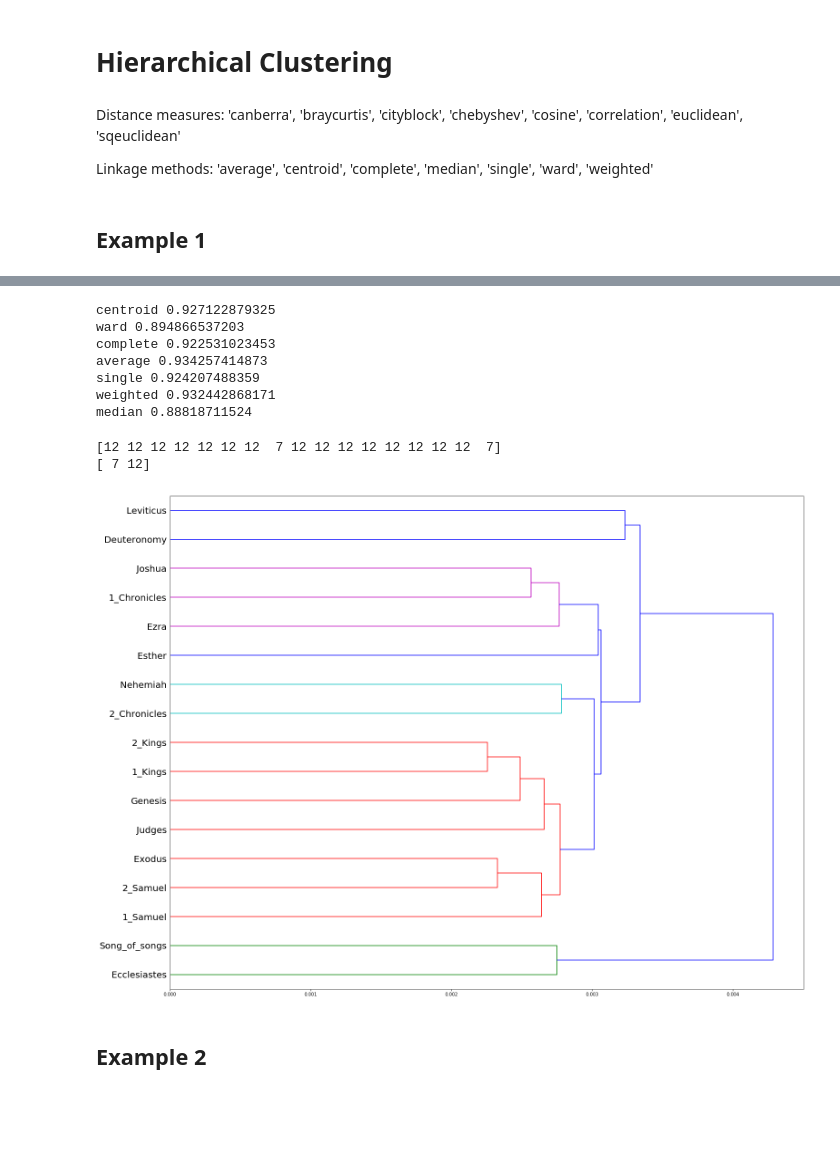
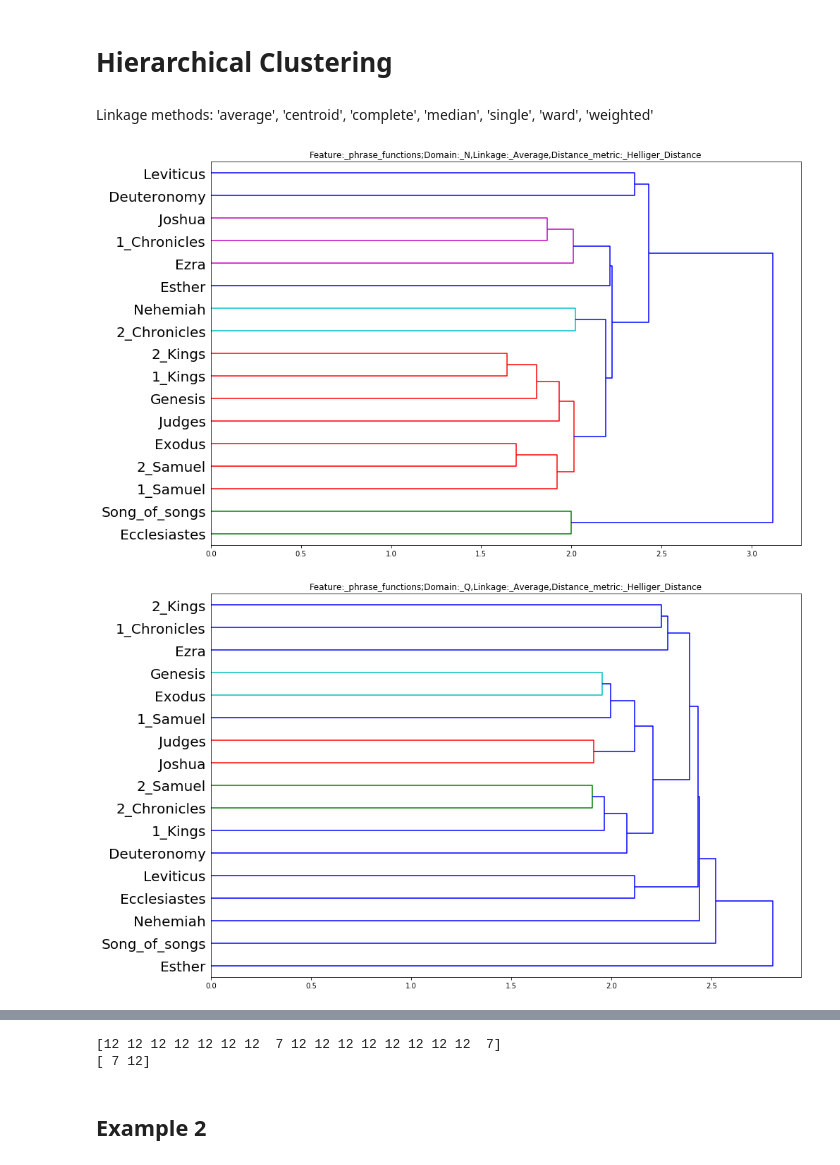
Before and after one commit to ETCBC/Probabilistic_Language_Change, a Jupyter notebook: etienne_NB/Testing Etienne.ipynb, the cells around one changed output, grey strips where cells are left out. Drawn from its saved outputs; the diff is of its cells as text; code cells hidden in the pictures; blank space fills up the shorter version.

Commit message:
Pictures clustering

```diff
--- a/etienne_NB/Testing Etienne.ipynb
+++ b/etienne_NB/Testing Etienne.ipynb
@@ -23,8 +24,14 @@ domain = {'N', 'Q', 'D'}
 MC_matrices = collections.defaultdict(dict)
 for f in features:
     for d in domain:
-        transMatrix = transitionMatrix(test[f][d], True)
-        transMatrix = MCTransformation(transMatrix)
-        transDict = df_dict_Transformation(transMatrix)
+        if f == "clause_types":
+            transMatrix = transitionMatrix(test[f][d], False) #Count transitions
+        else:
+            transMatrix = transitionMatrix(test[f][d], True)  #Add clause_end and clause begin
+
+        transMatrix = MCTransformation(transMatrix) #To probabilities
+
+        transDict = df_dict_Transformation(transMatrix) #To dictionary
+
         MC_matrices[f][d] = pd.DataFrame(transDict).fillna(0)
 # %%
@@ -39,12 +39,30 @@ MC_matrices["word_pos"]["N"].head() #Sanity check
 # %% [markdown]
 # Distance metric
 # %%
-g = lambda u, v: euclidean(np.sqrt(u), np.sqrt(v)) / (np.sqrt(2)) #Helliger Distance
+g1 = lambda u, v: euclidean(np.sqrt(u), np.sqrt(v)) / (np.sqrt(2)) #Helliger Distance
+g2 = lambda u, v: minkowski(u,v,1) / 2 #TV distance
 # %% [markdown]
 # Hierarchical Clustering
 # %% [markdown]
-Distance measures: 'canberra', 'braycurtis', 'cityblock', 'chebyshev', 'cosine', 'correlation', 'euclidean', 'sqeuclidean'
-
 Linkage methods: 'average', 'centroid', 'complete', 'median', 'single', 'ward', 'weighted'
-# %% [markdown]
-## Example 1
+# %%
+for f in features:
+    for d in domain:
+
+        data = MC_matrices[f][d]
+        if data.shape[0]==0:
+            continue
+        distancemetric = matrixDistances(data.T.values, g1)
+        linkage = "average"
+        Z = linkageFunction(distancemetric,linkage)
+
+        plt.figure(figsize=(15,10))
+        ax = plt.gca()
+        dendrogram(Z, labels=data.keys(), orientation ="right")
+        ax.tick_params(axis='y', which='major', labelsize=20)
+        plt.title("Feature:_"+f+";Domain:_"+d+",Linkage:_"+"Average"+",Distance_metric:_Helliger_Distance")
+        #plt.savefig("Feature_"+f+"_Domain_"+d+"Linkage_"+"Average"+"_Distance_metric_Helliger_Distance"+".png")
+        plt.show()
+# %% [output]
+[figure, added]
+[figure, added]
@@ -51,31 +78,15 @@ Linkage methods: 'average', 'centroid', 'complete', 'median', 'single', 'ward',
+# %%
+clusters, medoids = cluster(squareform(distancemetric),2)
+print(clusters)
+print(medoids)
+# %% [output]
+[12 12 12 12 12 12 12  7 12 12 12 12 12 12 12 12  7]
+[ 7 12]
 # %%
 for method in clusterMethods:
     Z = linkageFunction(distancemetric, method)
     rho, ar = cophenet(Z,distancemetric)
     print(method, rho)
-# %% [output]
-centroid 0.927122879325
-ward 0.894866537203
-complete 0.922531023453
-average 0.934257414873
-single 0.924207488359
-weighted 0.932442868171
-median 0.88818711524
-# %%
-clusters, medoids = cluster(squareform(distancemetric),2)
-print(clusters)
-print(medoids)
-# %% [output]
-[12 12 12 12 12 12 12  7 12 12 12 12 12 12 12 12  7]
-[ 7 12]
-# %%
-linkage = "average"
-data = MC_matrices["phrase_functions"]["N"]
-distancemetric = matrixDistances(data.T.values, g)
-Z = linkageFunction(distancemetric,linkage)
-dendogramPlot(Z, data.keys())
-# %% [output]
-[figure, removed]
 # %% [markdown]
 ## Example 2
 # %%
```
Also changed, not shown: parts of 3 cells of this notebook, 23 other files.
